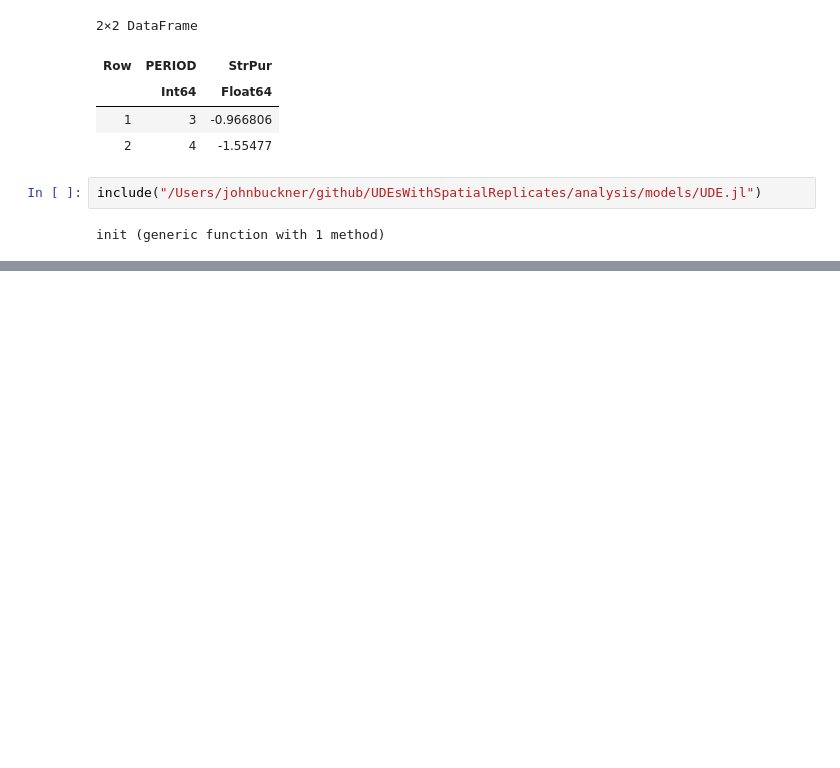
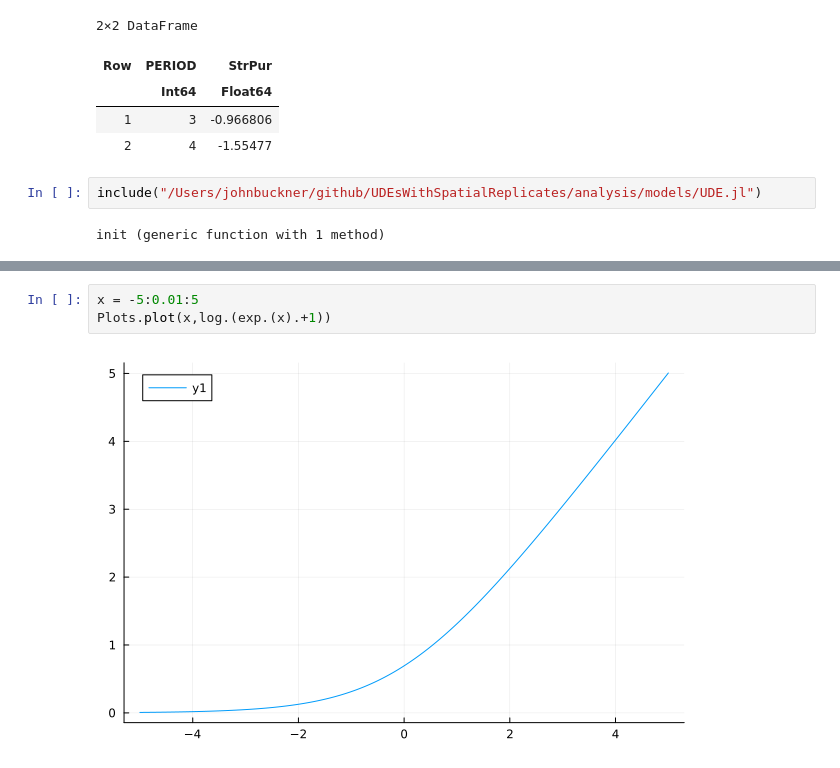
Before and after one commit to Jack-H-Buckner/SpatiallyReplicatedUDEs, a Jupyter notebook: analysis/Site_4_UDE.ipynb, the cells around one changed output, grey strips where cells are left out. Saved outputs shown, nothing was run; the diff lists cells and outputs as text; blank space fills up the shorter version.

```diff
--- a/analysis/Site_4_UDE.ipynb
+++ b/analysis/Site_4_UDE.ipynb
@@ -136,0 +128,5 @@ Plots.plot!(tickfontsize=10, legendfontsize=10, guidefontsize=14,titlefontsize=1
+# %%
+x = -5:0.01:5
+Plots.plot(x,log.(exp.(x).+1))
+# %% [output]
+[figure, added]
```
Also changed, not shown: parts of 9 cells of this notebook, 5 other files.
